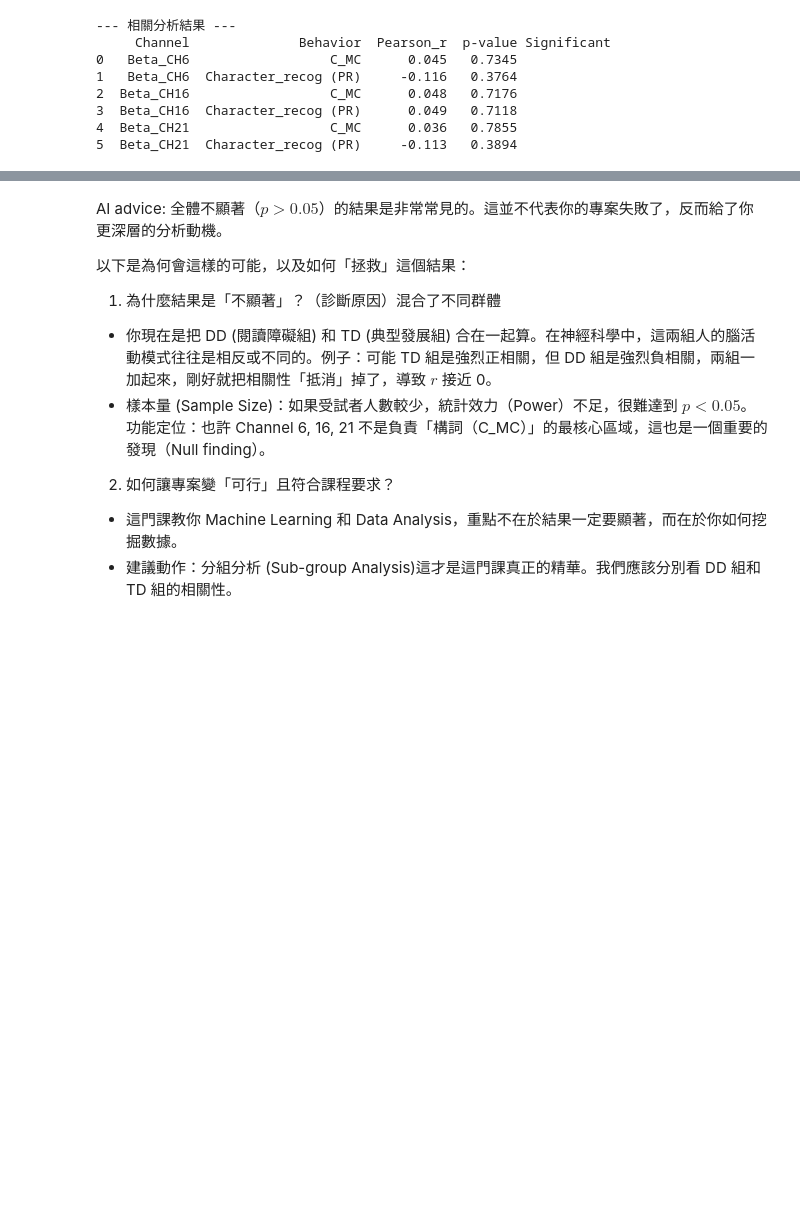
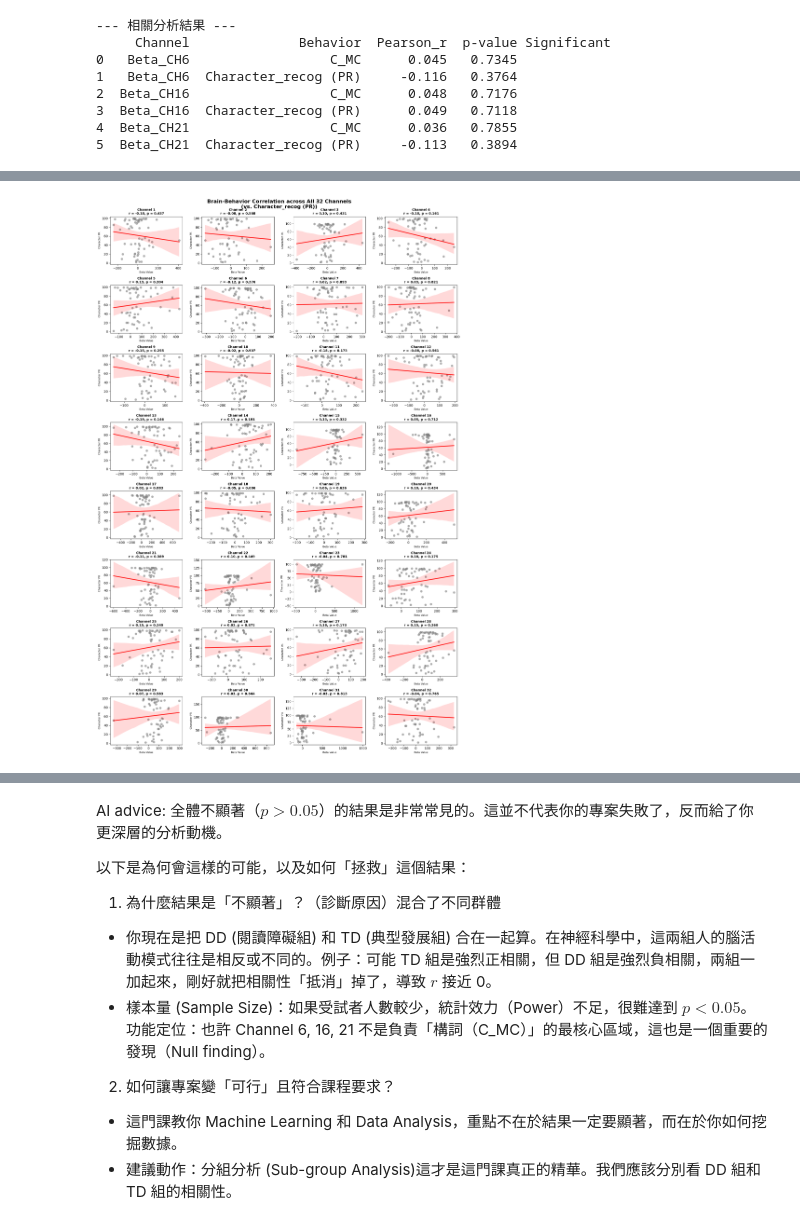
Before and after one commit to JillFang1030/BrainHack_Final_Project, a Jupyter notebook: brainhack_final_project.ipynb, the cells around one changed output, grey strips where cells are left out. Saved outputs shown, nothing was run; the diff lists cells and outputs as text; code cells hidden in the pictures; blank space fills up the shorter version.

Commit message:
Run 32 pearson r

```diff
--- a/brainhack_final_project.ipynb
+++ b/brainhack_final_project.ipynb
@@ -262,0 +279,95 @@ print(analysis_results)
+# %%
+import numpy as np
+import pandas as pd
+from scipy.stats import pearsonr
+import statsmodels.stats.multitest as smm
+import seaborn as sns
+import matplotlib.pyplot as plt
+
+# 1. 篩選大腦資料：所有 32 個 Channel，但條件固定為 'MA'
+beta_ma_all = beta_all[beta_all['cond'] == 'MA'].copy()
+
+# 將資料從長格式轉為寬格式（讓 32 個 Channel 變成獨立的 32 欄）
+beta_pivot_32 = beta_ma_all.pivot_table(index='Subject', columns='Channel', values='Beta').reset_index()
+
+# 確保 ID 的欄位名稱與型態與行為資料一致
+beta_pivot_32.rename(columns={'Subject': 'ID'}, inplace=True)
+beta_pivot_32['ID'] = beta_pivot_32['ID'].astype(int)
+
+# 提取行為指標資料 (ID, 形態覺察 C_MC, 識字量 Character_recog (PR))
+behavior_subset_32 = behavior_all[['ID', 'C_MC', 'Character_recog (PR)']].copy()
+behavior_subset_32['ID'] = behavior_subset_32['ID'].astype(int)
+
+# 合併大腦與行為資料
+final_df_32 = pd.merge(beta_pivot_32, behavior_subset_32, on='ID', how='inner')
+
+# 自動抓出所有 32 個 Channel 的欄位名稱
+channels = sorted([ch for ch in beta_pivot_32.columns if ch != 'ID'])
+
+
+# 2. 建立一個 8 橫列 × 4 縱行 的 matplotlib subplots
+fig, axes = plt.subplots(8, 4, figsize=(16, 24), sharex=False, sharey=False)
+axes = axes.flatten()
+
+p_values_character = []
+r_values_character = []
+
+print("正在建立 8x4 散佈圖矩陣 (對應 Character_recog (PR))...")
+
+# Plotting with loop
+for i, ch in enumerate(channels):
+    # 清除缺失值，確保統計不報錯
+    valid_data = final_df_32[['ID', ch, 'Character_recog (PR)']].dropna()
+
+    x = valid_data[ch].values
+    y = valid_data['Character_recog (PR)'].values
+
+    # 計算 Pearson 相關
+    if len(x) > 2:
+        r, p = pearsonr(x, y)
+    else:
+        r, p = np.nan, np.nan
+
+    r_values_character.append(r)
+    p_values_character.append(p)
+
+    # 畫散佈圖與紅色趨勢線
+    sns.regplot(x=x, y=y, ax=axes[i],
+                scatter_kws={'alpha':0.6, 'color':'gray'},
+                line_kws={'color':'red'})
+
+    # 設定每格小標題：顯示 Channel 數字、r值與原始 p值
+    axes[i].set_title(f'Channel {ch}\nr = {r:.2f}, p = {p:.3f}', fontsize=10, fontweight='bold')
+    axes[i].set_xlabel('Beta Value', fontsize=8)
+    axes[i].set_ylabel('Character PR', fontsize=8)
+
+# 調整畫布排版
+plt.tight_layout()
+plt.suptitle('Brain-Behavior Correlation across All 32 Channels\n(vs. Character_recog (PR))',
+             y=1.01, fontsize=16, fontweight='bold')
+plt.show()
+
+# 3. 統計校正：對 32 個 p 值進行 FDR 校正
+p_values_clean = [0.999 if np.isnan(v) else v for v in p_values_character]
+reject, p_corrected, _, _ = smm.multipletests(p_values_clean, alpha=0.05, method='fdr_bh')
+
+# 製作成表格
+results_df = pd.DataFrame({
+    'Channel': channels,
+    'Pearson_r': r_values_character,
+    'p_value_raw': p_values_character,
+    'p_value_FDR_corrected': p_corrected,
+    'Significant_After_FDR': reject
+})
+
+print("\n" + "="*50)
+print("=== 全腦 32 Channel FDR 校正總表 (vs. 識字量 PR) ===")
+print("="*50)
+print(results_df.to_string(index=False))
+
+sig_channels = results_df[results_df['Significant_After_FDR'] == True]['Channel'].tolist()
+if len(sig_channels) > 0:
+    print(f"\n🎉 Great! After FDR correction, the significant channels are: {sig_channels}")
+else:
+    print(f"\nOops! After FDR correction, no channels survived. See scatter plot.")
+# %% [output]
@@ -262,0 +375 @@ print(analysis_results)
+[figure, added]
```
Also changed, not shown: parts of 3 cells of this notebook.
